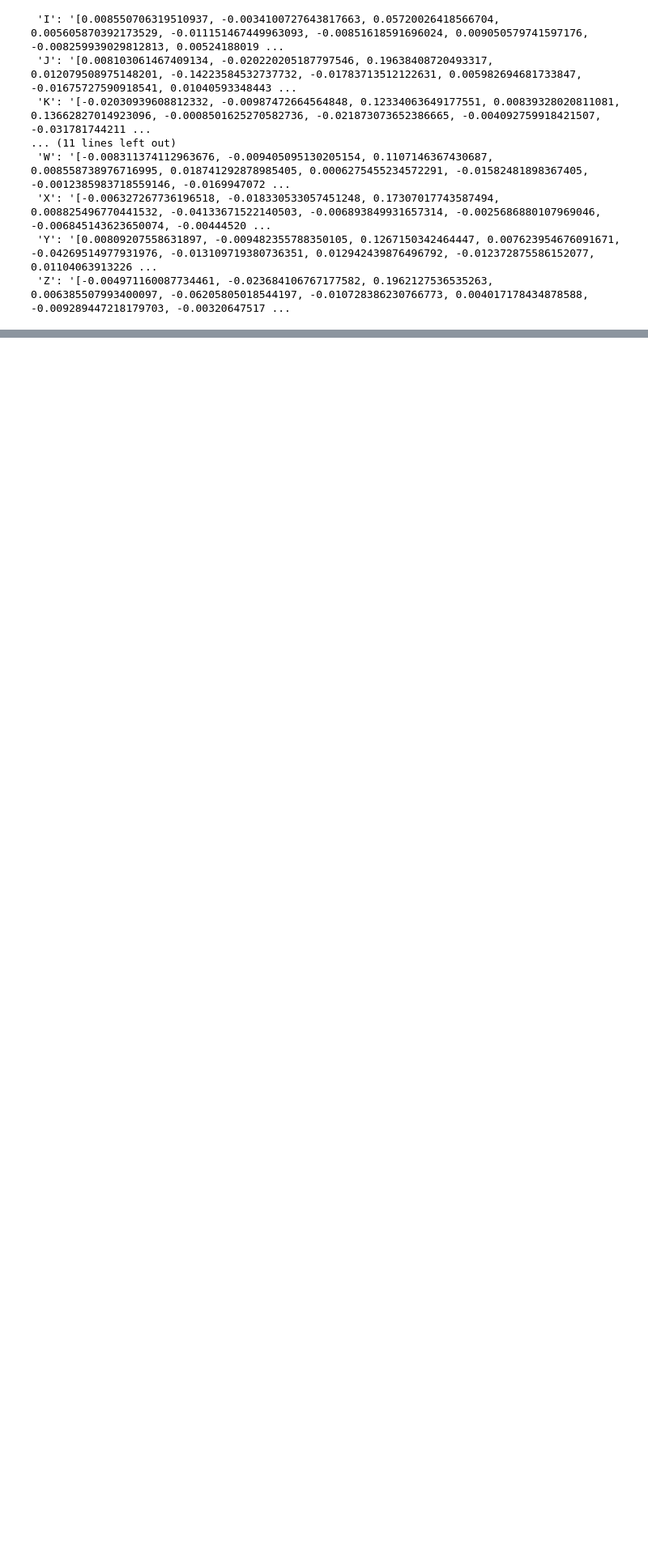
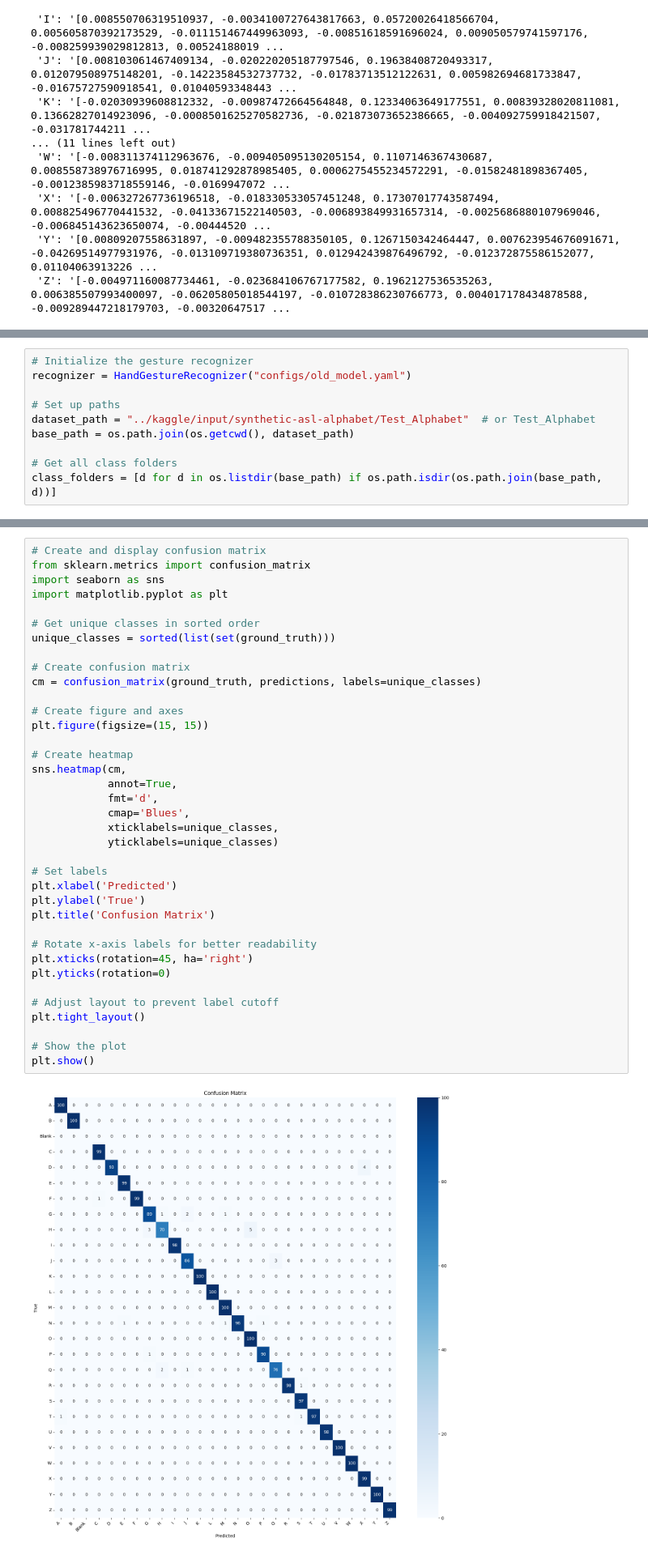
Before and after one commit to ash3327/major-fyp-2024, a Jupyter notebook: demo/ce_augmented_test.ipynb, the cells around one changed output, grey strips where cells are left out. Shown at 81% size. Saved outputs shown, nothing was run; the diff lists cells and outputs as text; blank space fills up the shorter version.

Commit message:
[Evaluation] Added evaluation for ce_augmented_test (deep).

```diff
--- a/demo/ce_augmented_test.ipynb
+++ b/demo/ce_augmented_test.ipynb
@@ -241,0 +244,10 @@ Class means saved to class_means_aug_test_test.json
+# %%
+# Initialize the gesture recognizer
+recognizer = HandGestureRecognizer("configs/old_model.yaml")
+
+# Set up paths
+dataset_path = "../kaggle/input/synthetic-asl-alphabet/Test_Alphabet"  # or Test_Alphabet
+base_path = os.path.join(os.getcwd(), dataset_path)
+
+# Get all class folders
+class_folders = [d for d in os.listdir(base_path) if os.path.isdir(os.path.join(base_path, d))]
@@ -241,0 +354,39 @@ Class means saved to class_means_aug_test_test.json
+# %%
+# Create and display confusion matrix
+from sklearn.metrics import confusion_matrix
+import seaborn as sns
+import matplotlib.pyplot as plt
+
+# Get unique classes in sorted order
+unique_classes = sorted(list(set(ground_truth)))
+
+# Create confusion matrix
+cm = confusion_matrix(ground_truth, predictions, labels=unique_classes)
+
+# Create figure and axes
+plt.figure(figsize=(15, 15))
+
+# Create heatmap
+sns.heatmap(cm,
+            annot=True,
+            fmt='d',
+            cmap='Blues',
+            xticklabels=unique_classes,
+            yticklabels=unique_classes)
+
+# Set labels
+plt.xlabel('Predicted')
+plt.ylabel('True')
+plt.title('Confusion Matrix')
+
+# Rotate x-axis labels for better readability
+plt.xticks(rotation=45, ha='right')
+plt.yticks(rotation=0)
+
+# Adjust layout to prevent label cutoff
+plt.tight_layout()
+
+# Show the plot
+plt.show()
+# %% [output]
+[figure, added]
```
Also changed, not shown: parts of 9 cells of this notebook, 7 other files.
